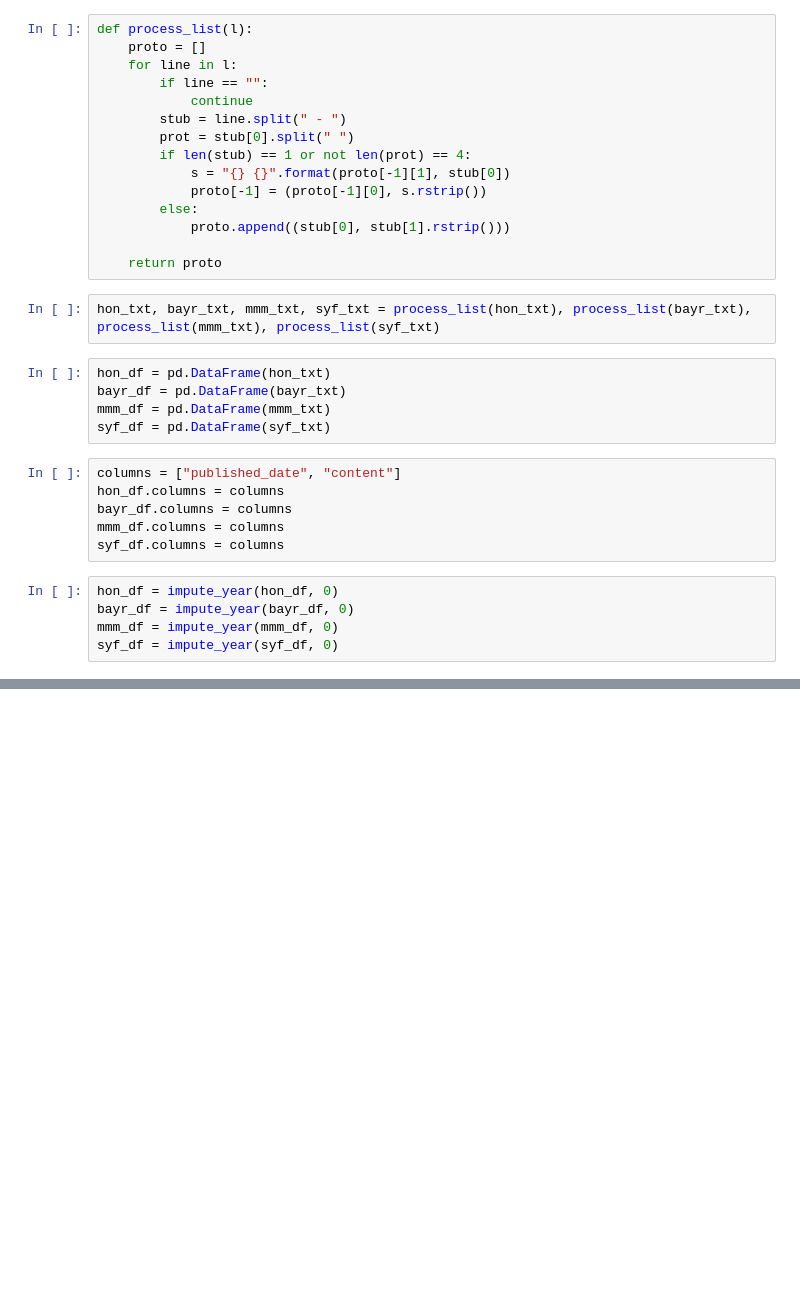
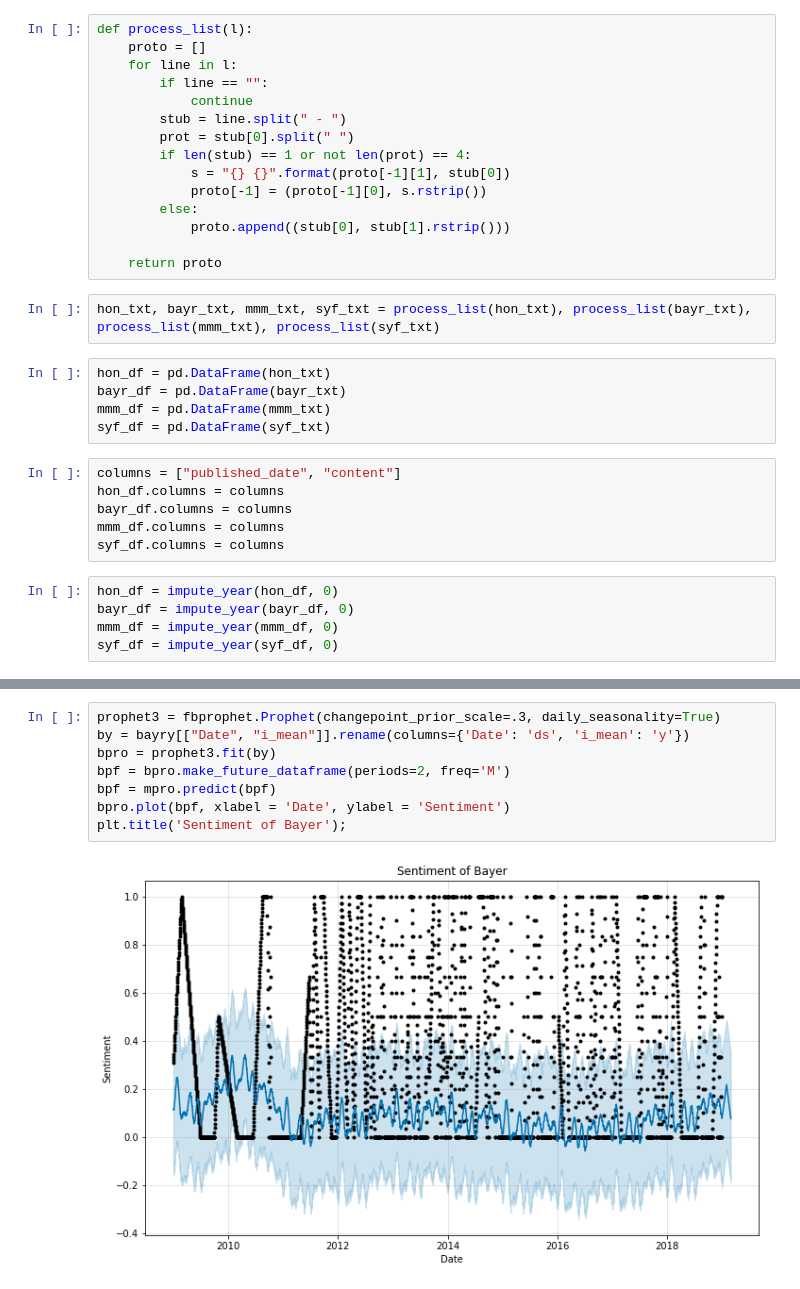
Before and after one commit to rchatrath7/datathon, a Jupyter notebook: notebooks/Stocktwits Processing.ipynb, the cells around one changed output, grey strips where cells are left out. Drawn from its saved outputs; the diff is of its cells as text; blank space fills up the shorter version.

```diff
--- a/notebooks/Stocktwits Processing.ipynb
+++ b/notebooks/Stocktwits Processing.ipynb
@@ -96,0 +191,10 @@ syf.to_pickle("output/synchrony_stocktwits.pickle", 'gzip')
+# %%
+prophet3 = fbprophet.Prophet(changepoint_prior_scale=.3, daily_seasonality=True)
+by = bayry[["Date", "i_mean"]].rename(columns={'Date': 'ds', 'i_mean': 'y'})
+bpro = prophet3.fit(by)
+bpf = bpro.make_future_dataframe(periods=2, freq='M')
+bpf = mpro.predict(bpf)
+bpro.plot(bpf, xlabel = 'Date', ylabel = 'Sentiment')
+plt.title('Sentiment of Bayer');
+# %% [output]
+[figure, added]
```
Also changed, not shown: parts of 25 cells of this notebook, 11 other files.
